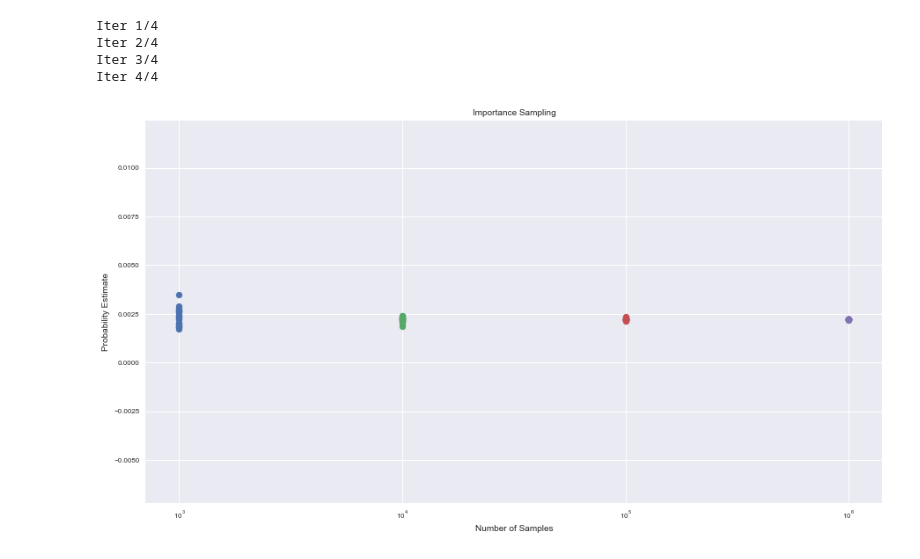
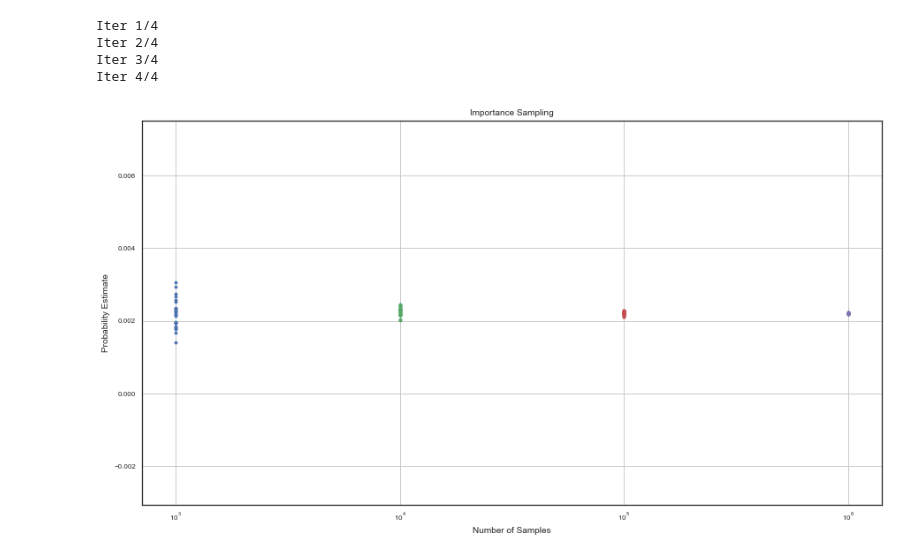
Before and after one commit to VictorZuanazzi/monte-carlo, a Jupyter notebook: Monte Carlo and Importance Sampling.ipynb, the cells around one changed output. Cells and saved outputs as stored; diff of their text form; code cells hidden in the pictures.

```diff
--- a/Monte Carlo and Importance Sampling.ipynb
+++ b/Monte Carlo and Importance Sampling.ipynb
@@ -15,6 +15,7 @@ plt.rcParams['ytick.labelsize'] = 8
 plt.rcParams['legend.fontsize'] = 10
 plt.rcParams['figure.titlesize'] = 12
 plt.rcParams['figure.figsize'] = (15.0, 8.0)
+sns.set_style("white")
 
 # path params
 plot_dir = './plots/'
@@ -84,7 +85,8 @@ def monte_carlo_proba(num_simulations, num_samples, verbose=True, plot=False):
                 plt.xlabel(r'$\Delta L$ [$\mu$m]')
                 plt.ylabel(r'$\Delta V_{TH}$ [V]')
                 plt.title("Monte Carlo Estimation of P(I > 275)")
-                plt.savefig(plot_dir + 'monte_carlo.pdf', format='pdf', dpi=300)
+                plt.grid(True)
+                plt.savefig(plot_dir + 'monte_carlo_{}.pdf'.format(num_samples), format='pdf', dpi=300)
                 plt.show()
 
 
@@ -124,11 +153,13 @@ y_axis = np.asarray(total_probas)
 x_axis = np.asarray(num_samples)
 
 for x, y in zip(x_axis, y_axis):
-    plt.scatter([x] * len(y), y)
+    plt.scatter([x] * len(y), y, s=12)
 
 plt.xscale('log')
 plt.title("Direct Monte-Carlo Estimation")
 plt.ylabel("Probability Estimate")
 plt.xlabel('Number of Samples')
+plt.grid(True)
+plt.savefig(plot_dir + 'monte_carlo_convergence_speed.pdf', format='pdf', dpi=300)
 plt.show()
 # %% [output]
@@ -200,7 +236,8 @@ def importance_sampling(num_simulations, num_samples, verbose=True, plot=False):
                 plt.xlabel(r'$\Delta L$ [$\mu$m]')
                 plt.ylabel(r'$\Delta V_{TH}$ [V]')
                 plt.title("Monte Carlo Estimation of P(I > 275)")
-                plt.savefig(plot_dir + 'imp_sampling.pdf', format='pdf', dpi=300)
+                plt.grid(True)
+                plt.savefig(plot_dir + 'imp_sampling_{}.pdf'.format(num_samples), format='pdf', dpi=300)
                 plt.show()
 
 
@@ -238,14 +303,16 @@ Iter 4/4
 # %%
 y_axis = np.asarray(total_probas)
 x_axis = np.asarray(num_samples)
 
 for x, y in zip(x_axis, y_axis):
-    plt.scatter([x] * len(y), y)
+    plt.scatter([x] * len(y), y, s=12)
 
 plt.xscale('log')
 plt.title("Importance Sampling")
 plt.ylabel("Probability Estimate")
 plt.xlabel('Number of Samples')
+plt.grid(True)
+plt.savefig(plot_dir + 'imp_sampling_convergence_speed.pdf', format='pdf', dpi=300)
 plt.show()
 # %% [output]
-[figure, old version]
+[figure, new version]
```
Also changed, not shown: parts of 8 cells of this notebook, 7 other files.
